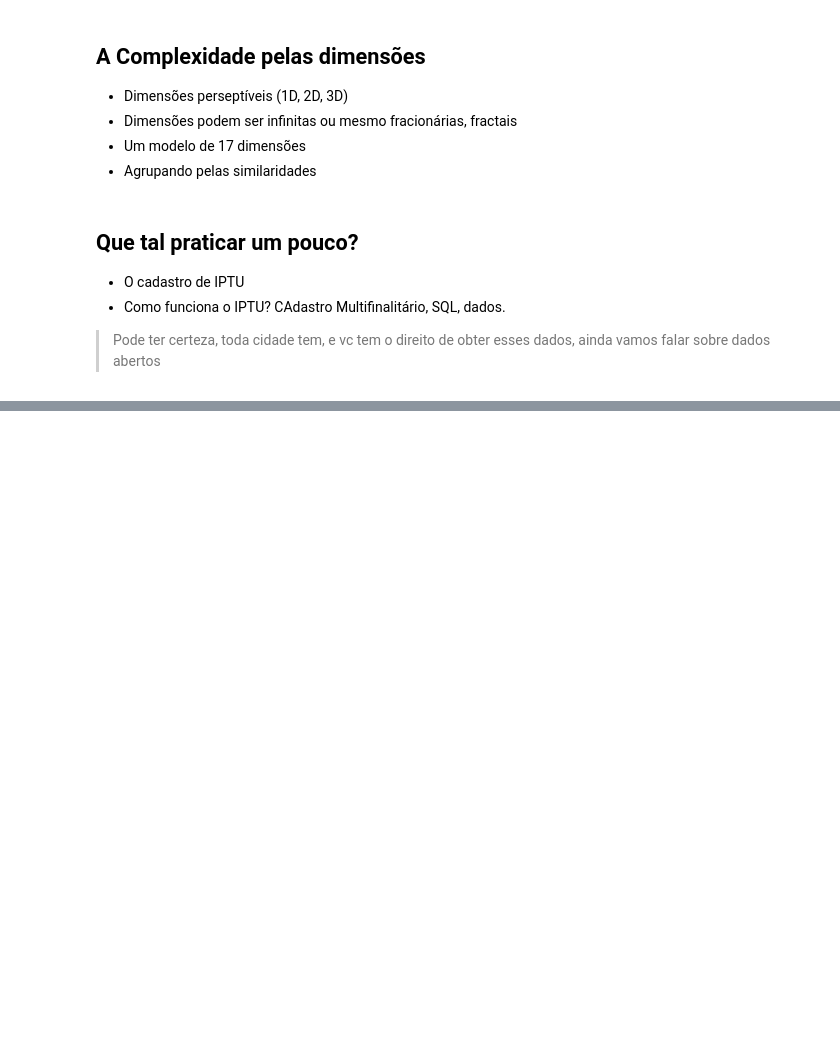
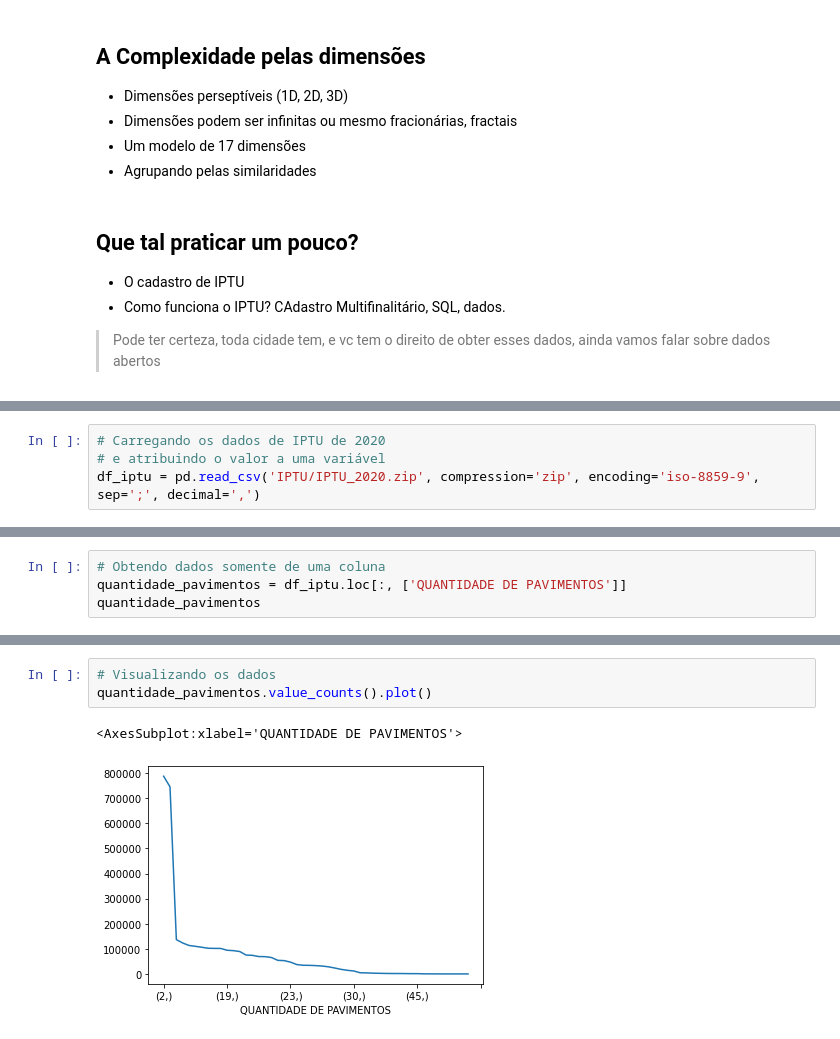
Before and after one commit to AndaSampa/big-open-urban-data, a Jupyter notebook: Aula1 - A complexidade na cidade.ipynb, the cells around one changed output, grey strips where cells are left out. Drawn from its saved outputs; the diff is of its cells as text; blank space fills up the shorter version.

```diff
--- a/Aula1 - A complexidade na cidade.ipynb
+++ b/Aula1 - A complexidade na cidade.ipynb
@@ -113,0 +127,4 @@ _http://seer.spo.ifsp.edu.br/index.php/regrasp/article/view/547/475_
+# %%
+# Carregando os dados de IPTU de 2020
+# e atribuindo o valor a uma variável
+df_iptu = pd.read_csv('IPTU/IPTU_2020.zip', compression='zip', encoding='iso-8859-9', sep=';', decimal=',')
@@ -113,0 +173,4 @@ _http://seer.spo.ifsp.edu.br/index.php/regrasp/article/view/547/475_
+# %%
+# Obtendo dados somente de uma coluna
+quantidade_pavimentos = df_iptu.loc[:, ['QUANTIDADE DE PAVIMENTOS']]
+quantidade_pavimentos
@@ -113,0 +233,6 @@ _http://seer.spo.ifsp.edu.br/index.php/regrasp/article/view/547/475_
+# %%
+# Visualizando os dados
+quantidade_pavimentos.value_counts().plot()
+# %% [output]
+<AxesSubplot:xlabel='QUANTIDADE DE PAVIMENTOS'>
+[figure, added]
```
Also changed, not shown: parts of 15 cells of this notebook, 2 other files.
